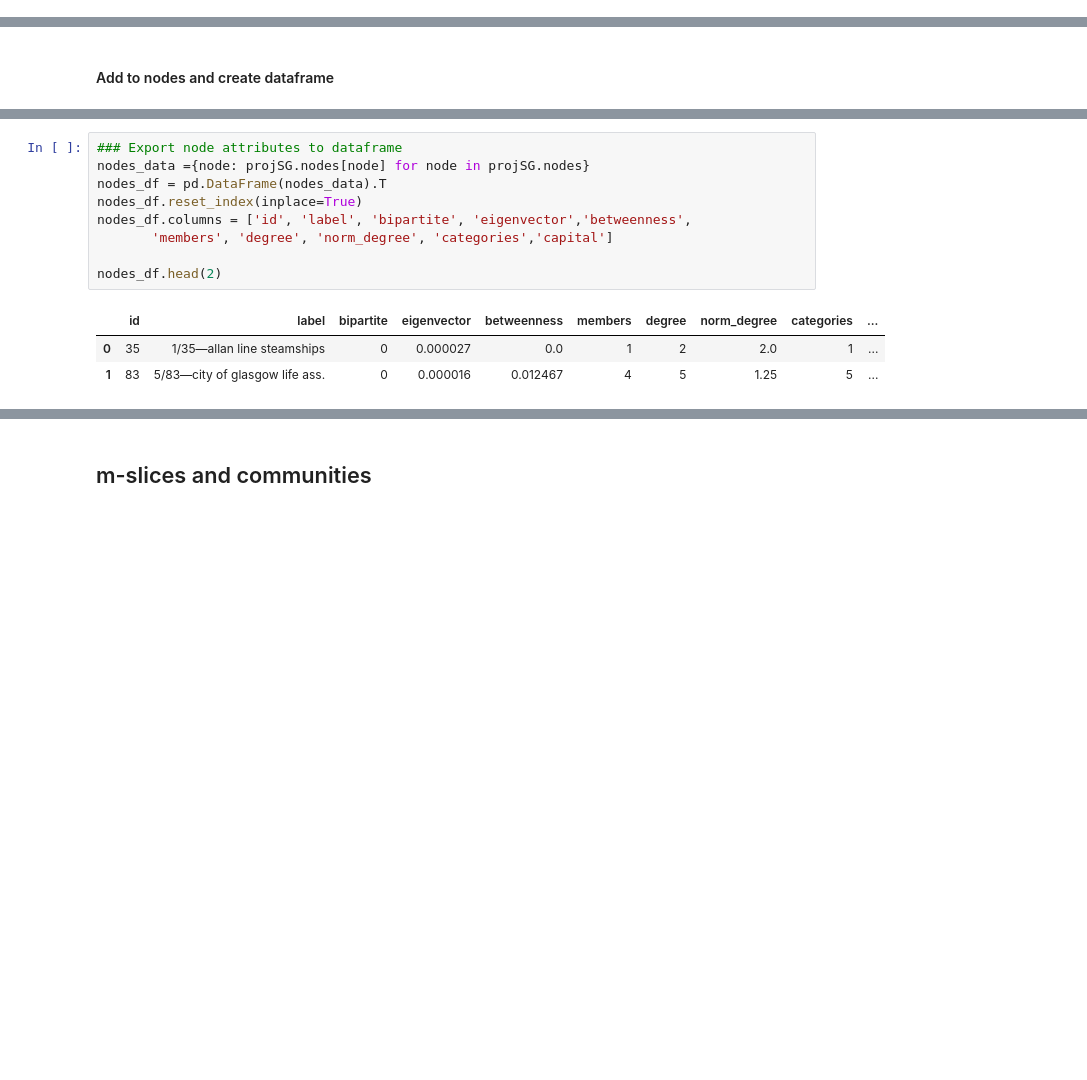
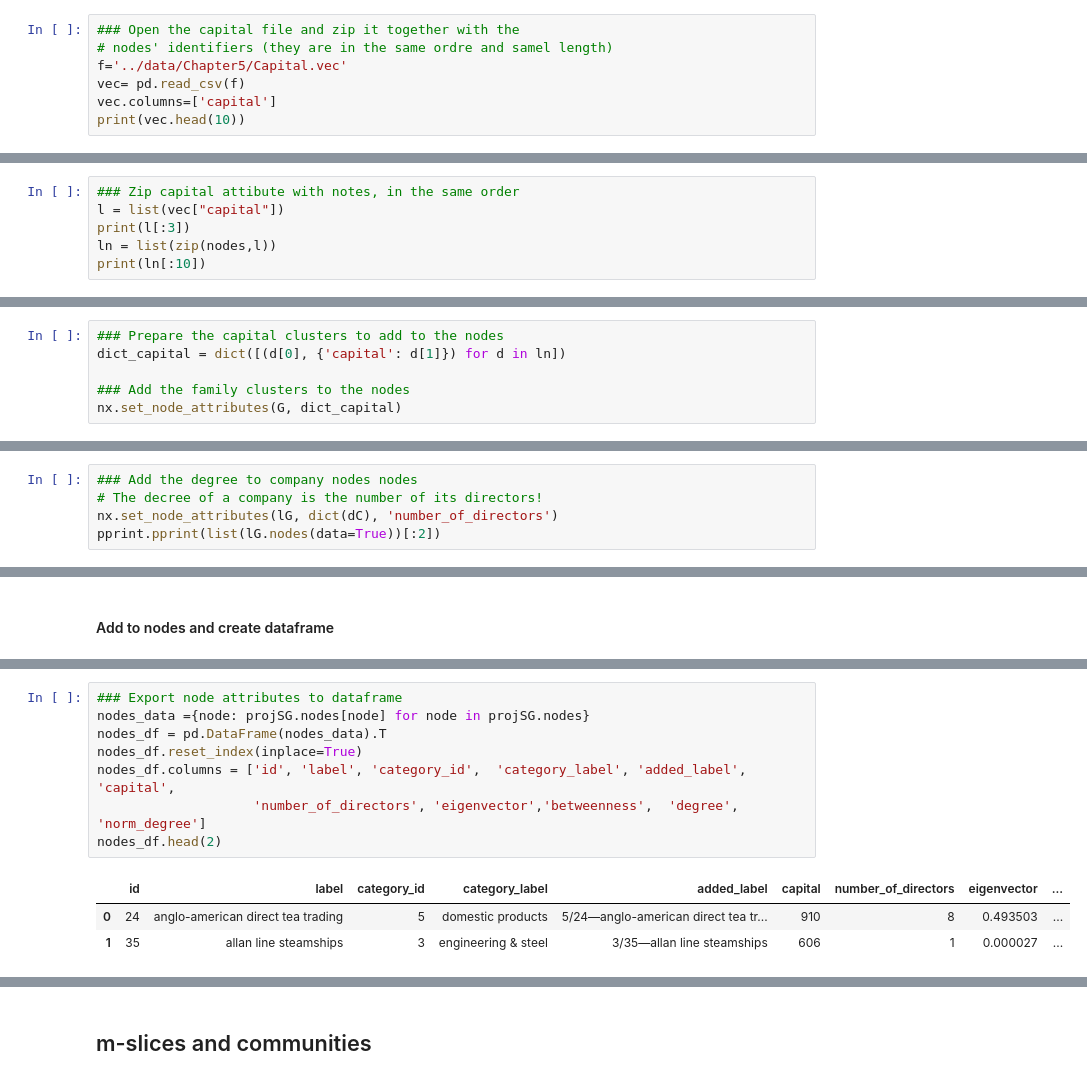
Before and after one commit to Sciences-historiques-numeriques/histoire_numerique_methodes, a Jupyter notebook: analyse_reseaux/pajek_book/chapter5_affiliations.ipynb, the cells around one changed output, grey strips where cells are left out. Drawn from its saved outputs; the diff is of its cells as text; blank space fills up the shorter version.

```diff
--- a/analyse_reseaux/pajek_book/chapter5_affiliations.ipynb
+++ b/analyse_reseaux/pajek_book/chapter5_affiliations.ipynb
@@ -161,0 +324,7 @@ pprint.pprint(list(G.nodes(data=True))[:3])
+# %%
+### Open the capital file and zip it together with the
+# nodes' identifiers (they are in the same ordre and samel length)
+f='../data/Chapter5/Capital.vec'
+vec= pd.read_csv(f)
+vec.columns=['capital']
+print(vec.head(10))
@@ -161,0 +343,6 @@ pprint.pprint(list(G.nodes(data=True))[:3])
+# %%
+### Zip capital attibute with notes, in the same order
+l = list(vec["capital"])
+print(l[:3])
+ln = list(zip(nodes,l))
+print(ln[:10])
@@ -161,0 +366,6 @@ pprint.pprint(list(G.nodes(data=True))[:3])
+# %%
+### Prepare the capital clusters to add to the nodes
+dict_capital = dict([(d[0], {'capital': d[1]}) for d in ln])
+
+### Add the family clusters to the nodes
+nx.set_node_attributes(G, dict_capital)
@@ -272,0 +536,5 @@ print(sorted(dA, key=lambda x: int(x[0])))
+# %%
+### Add the degree to company nodes nodes
+# The decree of a company is the number of its directors!
+nx.set_node_attributes(lG, dict(dC), 'number_of_directors')
+pprint.pprint(list(lG.nodes(data=True))[:2])
@@ -732,13 +979,12 @@ print(list(projSG.nodes.data())[:3])
 # %%
 ### Export node attributes to dataframe
 nodes_data ={node: projSG.nodes[node] for node in projSG.nodes}
 nodes_df = pd.DataFrame(nodes_data).T
 nodes_df.reset_index(inplace=True)
-nodes_df.columns = ['id', 'label', 'bipartite', 'eigenvector','betweenness',
-       'members', 'degree', 'norm_degree', 'categories','capital']
-
+nodes_df.columns = ['id', 'label', 'category_id',  'category_label', 'added_label', 'capital',
+                    'number_of_directors', 'eigenvector','betweenness',  'degree', 'norm_degree']
 nodes_df.head(2)
 # %% [output]
-|  | id | label | bipartite | eigenvector | betweenness | members | degree | norm_degree | categories | ... |
-| 0 | 35 | 1/35—allan line steamships | 0 | 0.000027 | 0.0 | 1 | 2 | 2.0 | 1 | ... |
-| 1 | 83 | 5/83—city of glasgow life ass. | 0 | 0.000016 | 0.012467 | 4 | 5 | 1.25 | 5 | ... |
+|  | id | label | category_id | category_label | added_label | capital | number_of_directors | eigenvector | ... |
+| 0 | 24 | anglo-american direct tea trading | 5 | domestic products | 5/24—anglo-american direct tea tr... | 910 | 8 | 0.493503 | ... |
+| 1 | 35 | allan line steamships | 3 | engineering & steel | 3/35—allan line steamships | 606 | 1 | 0.000027 | ... |
```
Also changed, not shown: parts of 120 cells of this notebook, 9 other files.
